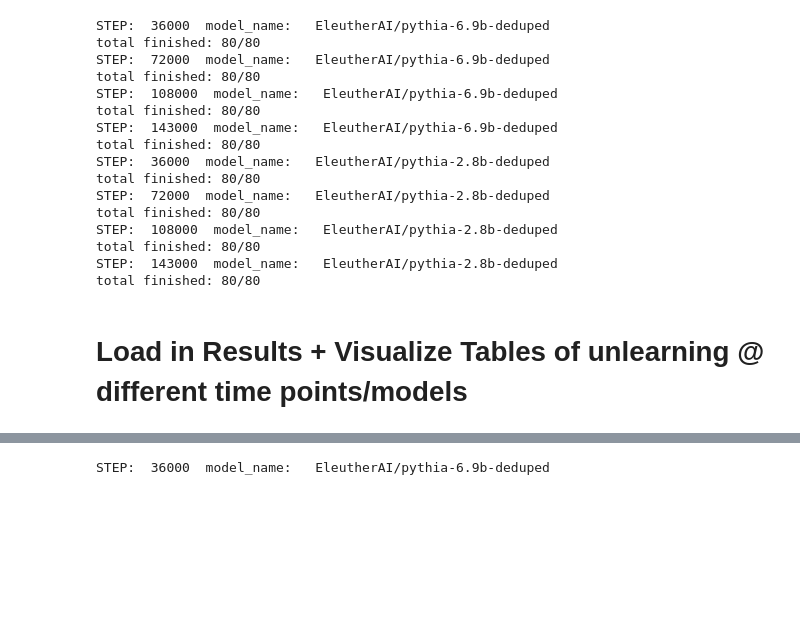
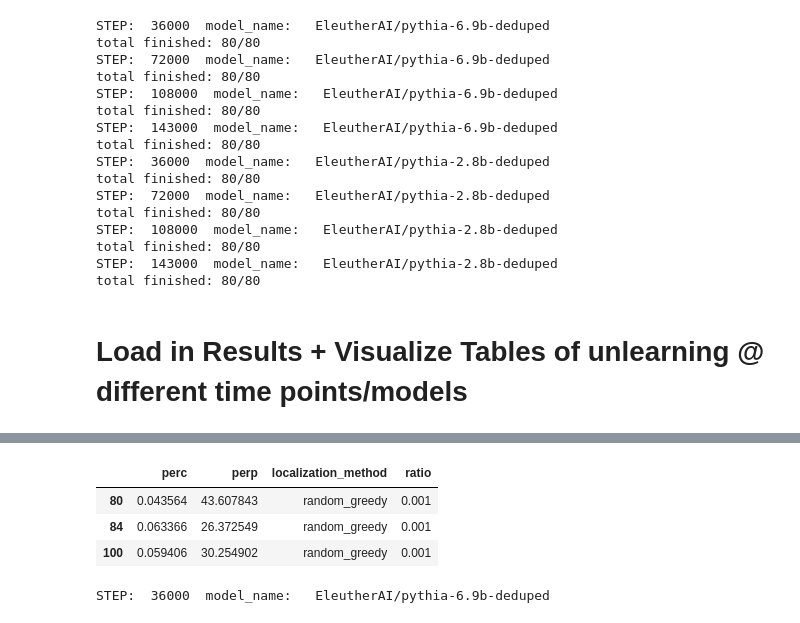
Before and after one commit to msakarvadia/memorization, a Jupyter notebook: figs/pythia_unlearning_results.ipynb, the cells around one changed output, grey strips where cells are left out. Drawn from its saved outputs; the diff is of its cells as text; code cells hidden in the pictures; blank space fills up the shorter version.

```diff
--- a/figs/pythia_unlearning_results.ipynb
+++ b/figs/pythia_unlearning_results.ipynb
@@ -138,6 +132,17 @@ df[df['unlearn_set_name'].isna()]
 |  | model_name | localization_method | ratio | batch_size | epochs | lambda_l1 | stop_loss | lr | ... |
 | 0 | EleutherAI/pythia-2.8b-deduped | act | 0.001 | 32 | 1 | 1000 | 0.1 | 0.1 | ... |
 | 3 | EleutherAI/pythia-6.9b-deduped | act | 0.001 | 32 | 1 | 1000 | 0.1 | 0.1 | ... |
+# %%
+df = df[["perc", "perp",'localization_method','ratio']]
+new = df[(df.perp < 50)]
+new = new[new.perc < 0.1]
+
+new[new.localization_method == "random_greedy"]
+# %% [output]
+|  | perc | perp | localization_method | ratio |
+| 80 | 0.043564 | 43.607843 | random_greedy | 0.001 |
+| 84 | 0.063366 | 26.372549 | random_greedy | 0.001 |
+| 100 | 0.059406 | 30.254902 | random_greedy | 0.001 |
 # %%
 import statistics
 import math
```
Also changed, not shown: parts of 21 cells of this notebook, 1 other file.
